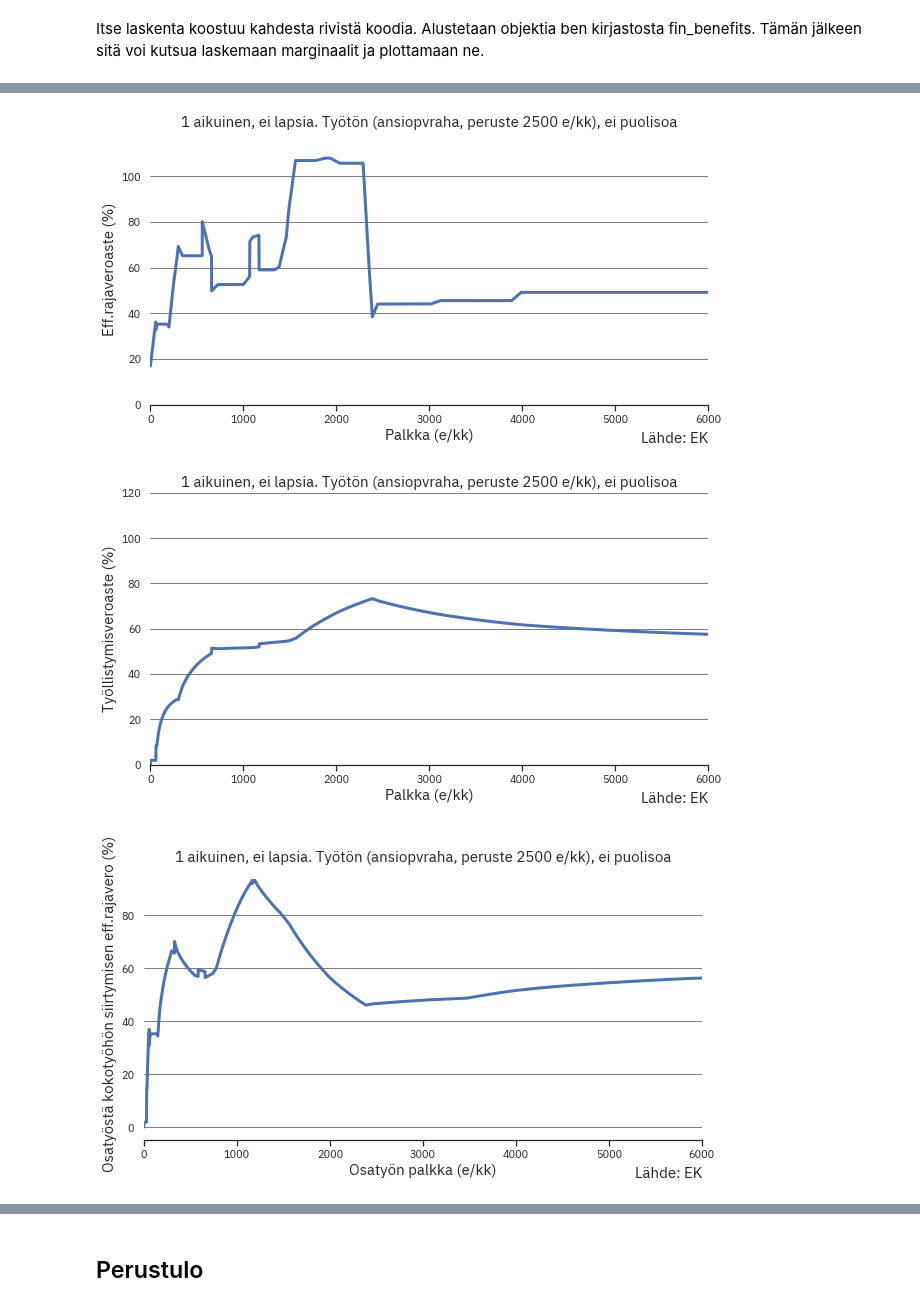
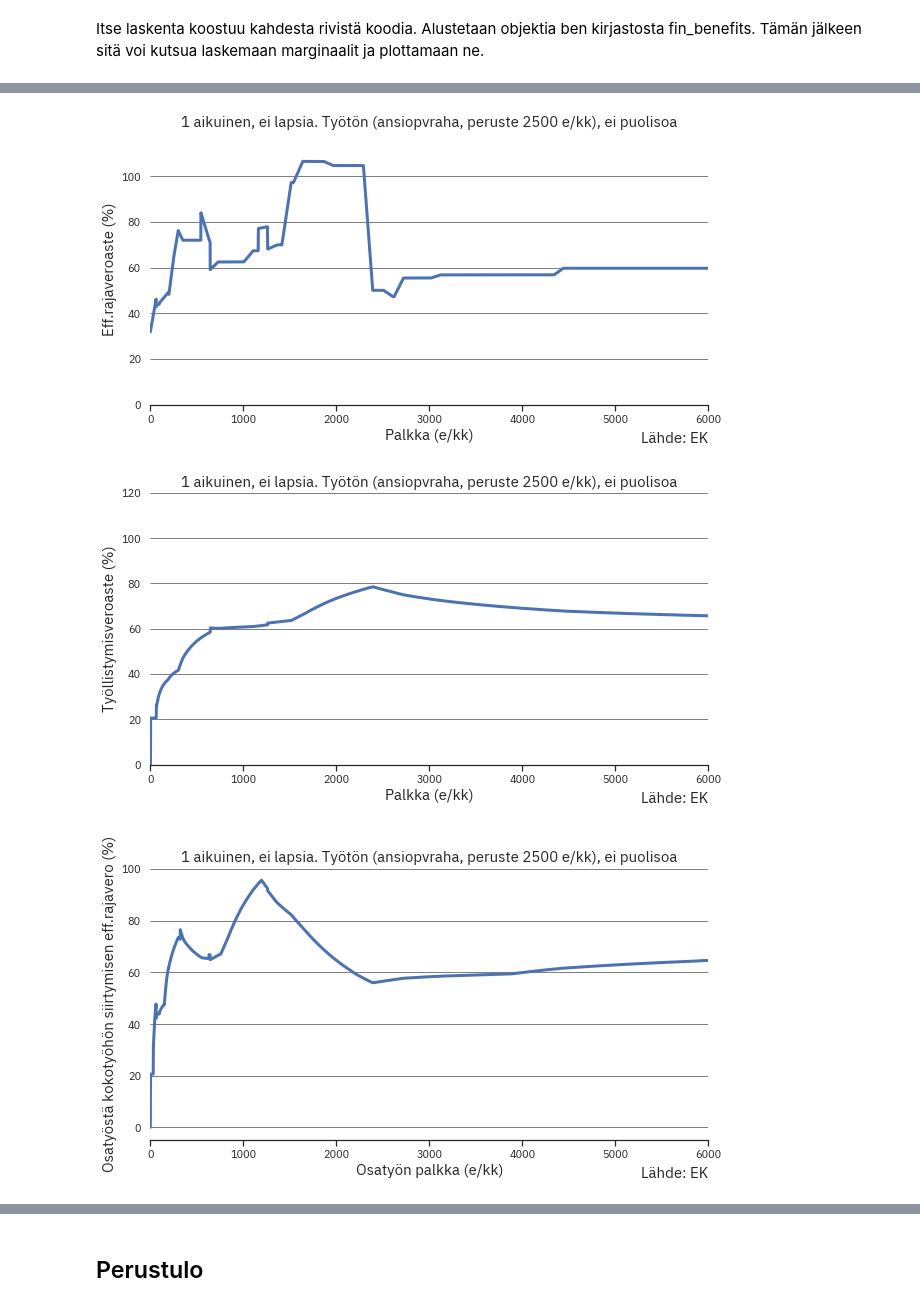
Before and after one commit to ajtanskanen/benefits, a Jupyter notebook: perustulo.ipynb, the cells around one changed output, grey strips where cells are left out. Cells and saved outputs as stored; diff of their text form; code cells hidden in the pictures.

```diff
--- a/perustulo.ipynb
+++ b/perustulo.ipynb
@@ -41,7 +38,7 @@ Tarkastetaan vielä, millaisia parametrejä p:hen on syötetty
 Itse laskenta koostuu kahdesta rivistä koodia. Alustetaan objektia ben kirjastosta fin_benefits. Tämän jälkeen sitä voi kutsua laskemaan marginaalit ja plottamaan ne.
 # %%
 # Luokka Benefits() sisältää koodin
-year=2018
+year=2022
 baseline_ben=fin_benefits.Benefits()
 baseline_ben.set_year(year)
 marg=fin_benefits.Marginals(baseline_ben,year=year)
@@ -53,5 +50,5 @@ basenetto,baseeff,basetva,baseosatva=marg.laske_ja_plottaa(p)
-[figure, old version]
+[figure, new version]
-[figure, old version]
+[figure, new version]
-[figure, old version]
+[figure, new version]
 # %%
 # ja lasketaan & plotataan tulokset
```
Also changed, not shown: parts of 16 cells of this notebook, 21 other files.
